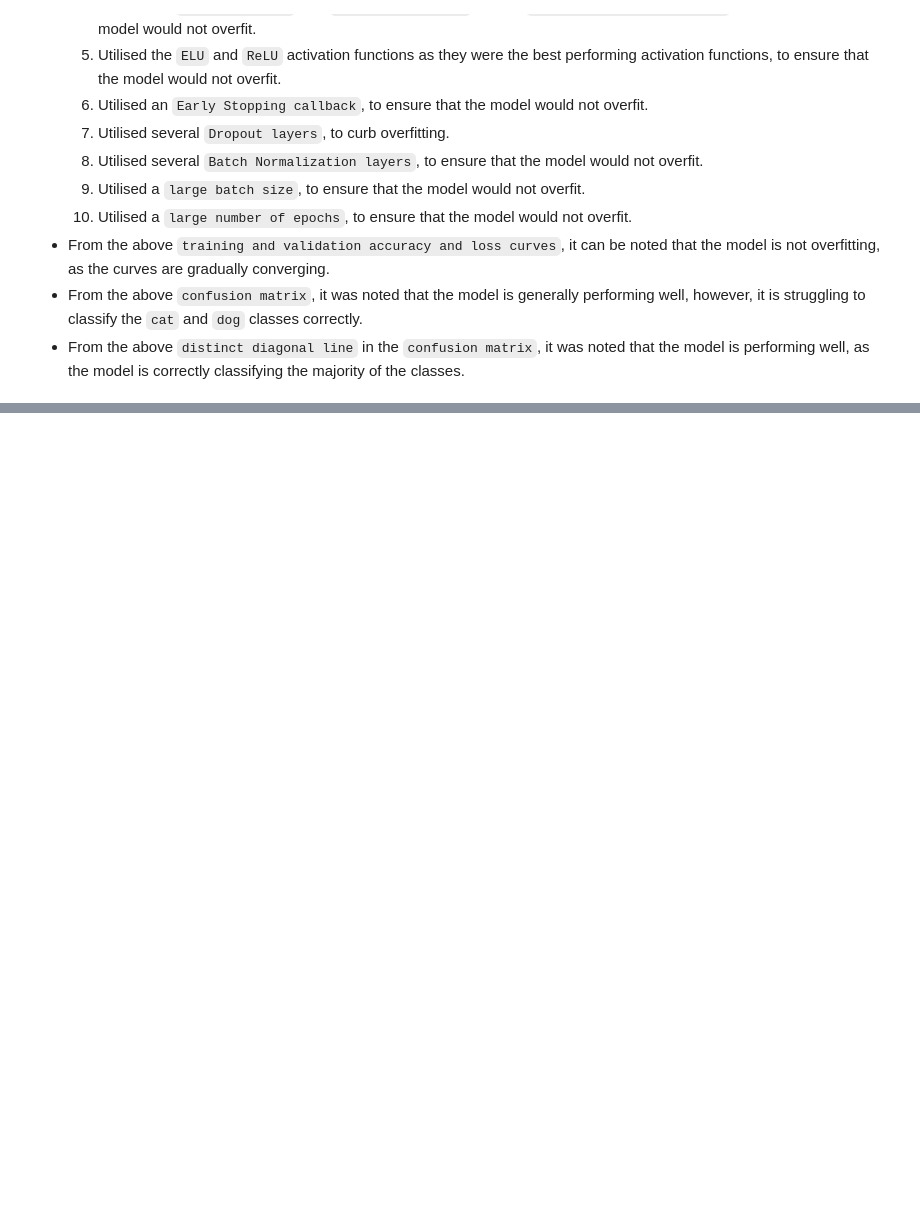
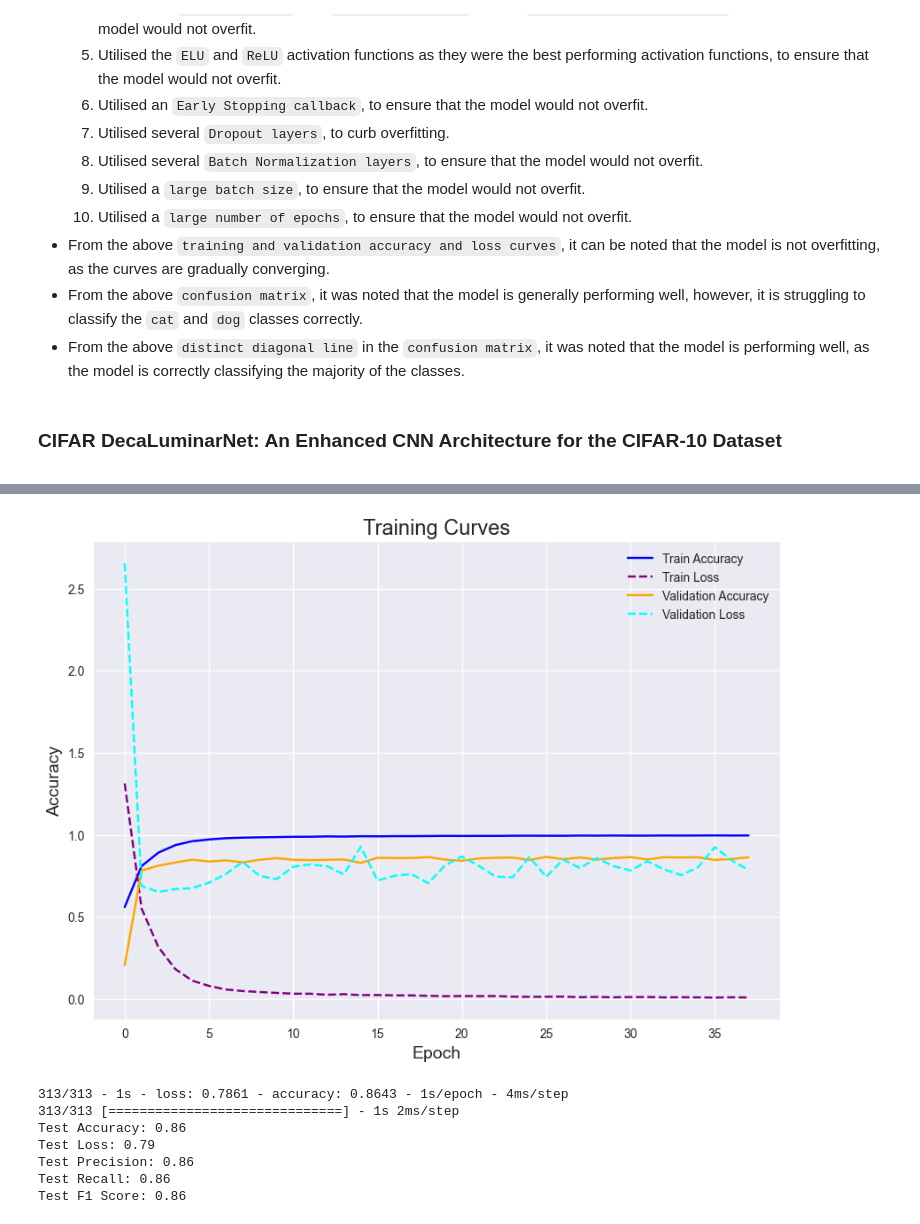
Before and after one commit to mbar0075/Advanced-Computer-Vision-for-AI, a Jupyter notebook: Individual Assignment/Assignment 2/cnn.ipynb, the cells around one changed output, grey strips where cells are left out. Saved outputs shown, nothing was run; the diff lists cells and outputs as text; code cells hidden in the pictures; blank space fills up the shorter version.

Commit message:
CIFAR DecaLuminarNet

```diff
--- a/Individual Assignment/Assignment 2/cnn.ipynb
+++ b/Individual Assignment/Assignment 2/cnn.ipynb
@@ -1038,3 +1038,5 @@ Test F1 Score: 0.81
 * From the above `training and validation accuracy and loss curves`, it can be noted that the model is not overfitting, as the curves are gradually converging.
 * From the above `confusion matrix`, it was noted that the model is generally performing well, however, it is struggling to classify the `cat` and `dog` classes correctly.
 * From the above `distinct diagonal line` in the `confusion matrix`, it was noted that the model is performing well, as the model is correctly classifying the majority of the classes.
+# %% [markdown]
+**<h3>CIFAR DecaLuminarNet: An Enhanced CNN Architecture for the CIFAR-10 Dataset</h3>**
@@ -1040,0 +1131,66 @@ Test F1 Score: 0.81
+# %%
+model = models.Sequential()
+
+# Block 1: Convolutional layers with MaxPooling
+model.add(layers.Conv2D(64, (3, 3), activation='relu', padding='same', input_shape=(32, 32, 3)))
+model.add(layers.BatchNormalization())
+model.add(layers.Conv2D(64, (3, 3), activation='relu', padding='same'))
+model.add(layers.BatchNormalization())
+model.add(layers.MaxPooling2D((2, 2)))
+model.add(layers.Dropout(0.25))
+
+# Block 2: Convolutional layers with MaxPooling
+model.add(layers.Conv2D(128, (3, 3), activation='relu', padding='same'))
+model.add(layers.BatchNormalization())
+model.add(layers.Conv2D(128, (3, 3), activation='relu', padding='same'))
+model.add(layers.BatchNormalization())
+model.add(layers.MaxPooling2D((2, 2)))
+model.add(layers.Dropout(0.25))
+
+# Block 3: Convolutional layers with MaxPooling
+model.add(layers.Conv2D(256, (3, 3), activation='relu', padding='same'))
+model.add(layers.BatchNormalization())
+model.add(layers.Conv2D(256, (3, 3), activation='relu', padding='same'))
+model.add(layers.BatchNormalization())
+model.add(layers.Conv2D(256, (3, 3), activation='relu', padding='same'))
+model.add(layers.BatchNormalization())
+model.add(layers.MaxPooling2D((2, 2)))
+model.add(layers.Dropout(0.25))
+
+# Block 4: Convolutional layers with MaxPooling
+model.add(layers.Conv2D(512, (3, 3), activation='relu', padding='same'))
+model.add(layers.BatchNormalization())
+model.add(layers.Conv2D(512, (3, 3), activation='relu', padding='same'))
+model.add(layers.BatchNormalization())
+model.add(layers.Conv2D(512, (3, 3), activation='relu', padding='same'))
+model.add(layers.BatchNormalization())
+model.add(layers.MaxPooling2D((2, 2)))
+model.add(layers.Dropout(0.25))
+
+# Flatten and add Dense layers
+model.add(layers.Flatten())
+model.add(layers.Dense(512, activation='relu'))
+model.add(layers.BatchNormalization())
+model.add(layers.Dropout(0.5))
+
+model.add(layers.Dense(512, activation='relu'))
+model.add(layers.BatchNormalization())
+model.add(layers.Dropout(0.5))
+
+model.add(layers.Dense(10, activation='softmax'))
+
+# Fitting the model
+fit_updated(
+    model,
+    verbose=0,
+    epochs=150,  # Increased epochs for more training
+    optimizer=Adam(clipnorm=3.0, learning_rate=0.0007),  # Lowered learning rate
+    batch_size=512,
+    callbacks=EarlyStopping(monitor='val_accuracy', patience=15, restore_best_weights=True),  # Use accuracy for stopping
+    colors=('blue', 'purple', 'orange', 'cyan'),
+    do_display=True,
+    do_save=True,
+    save_name='cifar_decaluminar_net_model',
+)
+del model
+# %% [output]
@@ -1040,0 +1214,8 @@ Test F1 Score: 0.81
+[figure, added]
+313/313 - 1s - loss: 0.7861 - accuracy: 0.8643 - 1s/epoch - 4ms/step
+313/313 [==============================] - 1s 2ms/step
+Test Accuracy: 0.86
+Test Loss: 0.79
+Test Precision: 0.86
+Test Recall: 0.86
+Test F1 Score: 0.86
```
Also changed, not shown: parts of 4 cells of this notebook, 4 other files.
